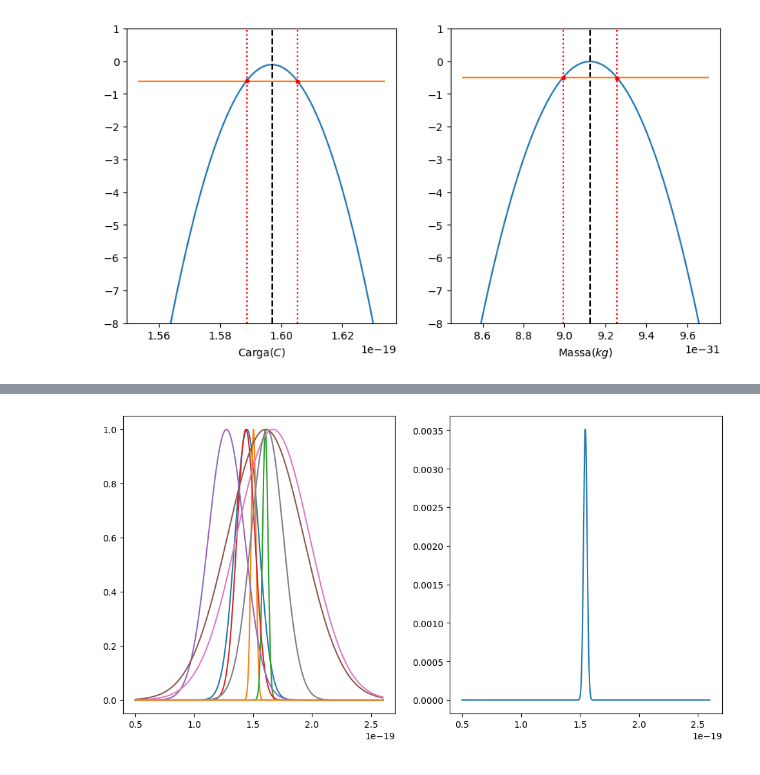
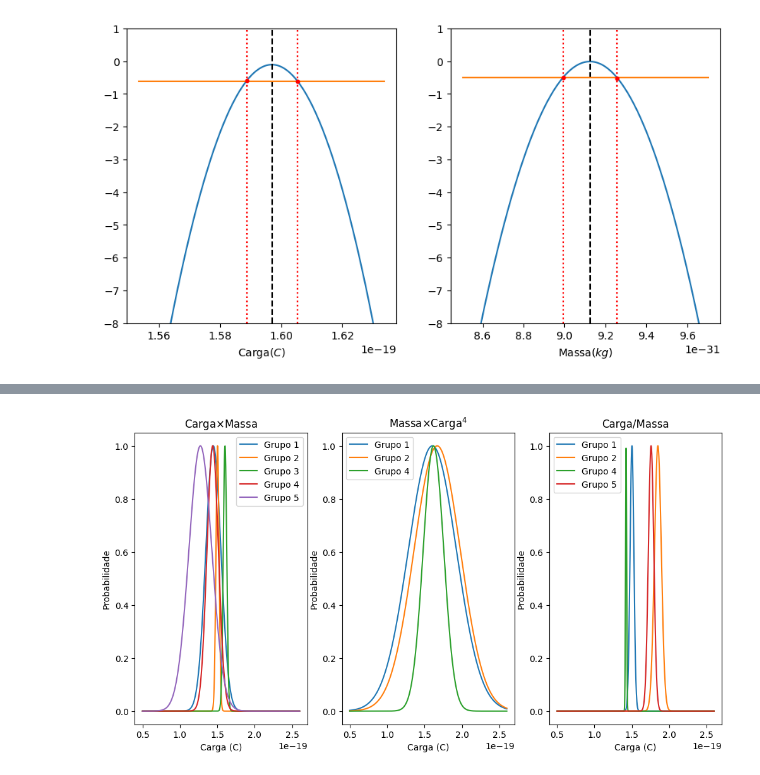
Before and after one commit to encarnacao/combinacao-lab1, a Jupyter notebook: Combination.ipynb, the cells around one changed output, grey strips where cells are left out. Cells and saved outputs as stored; diff of their text form; code cells hidden in the pictures.

Commit message:
medidas finais

```diff
--- a/Combination.ipynb
+++ b/Combination.ipynb
@@ -353,23 +361,89 @@ me4 = np.array([60.362,70.604,62.6139])*1e-107*1/electron_mass
 me4_err = np.array([0.098,0.084,0.0033])*1e-107*1/electron_mass
 me4 = me4**(1/4)
 me4_err = me4_err**(1/4)
-eom_times_m = e_over_m*electron_mass
-eom_times_m_err = e_over_m_err*electron_mass
+eom_times_m = e_over_m*1e12*electron_mass
+eom_times_m_err = e_over_m_err*1e12*electron_mass
 #concatenate data
-eletron_carga = np.concatenate((em,me4,eom_times_m))
-eletron_err = np.concatenate((em_err,me4_err,eom_times_m_err))
-print(eletron_carga,eletron_err)
+eletron_carga = [em,me4,eom_times_m]
+eletron_err = [em_err,me4_err,eom_times_m_err]
 #plot data
 x_carga = np.linspace(0.5*1e-19,2.6*1e-19,1000)
-fig, ax = plt.subplots(1,2,figsize=(12,6))
+def combination(x,arr,err):
+    y = 1
+    for i in range(len(arr[:])):
+        y*=gaussian(x,arr[i],err[i])
+    return y
+fig, ax = plt.subplots(1,3,figsize=(12,6))
+
+grupos = ["Grupo 1","Grupo 2","Grupo 3","Grupo 4","Grupo 5"]
+for i in range(len(em)):
+    ax[0].plot(x_carga,gaussian(x_carga,em[i],em_err[i]), label=f"{grupos[i]}")
+    ax[0].legend()
+    ax[0].set_title(r"Carga$\times$Massa")
+    ax[0].set_xlabel("Carga (C)")
+    ax[0].set_ylabel("Probabilidade")
+
+grupos = ["Grupo 1","Grupo 2","Grupo 4"]
+for i in range(len(me4)):
+    ax[1].plot(x_carga,gaussian(x_carga,me4[i],me4_err[i]), label=f"{grupos[i]}")
+    ax[1].legend()
+    ax[1].set_title(r"Massa$\times$Carga$^4$")
+    ax[1].set_xlabel("Carga (C)")
+    ax[1].set_ylabel("Probabilidade")
+
+grupos = ["Grupo 1","Grupo 2","Grupo 4","Grupo 5"]
+for i in range(len(eom_times_m)):
+    ax[2].plot(x_carga,gaussian(x_carga,eom_times_m[i],eom_times_m_err[i]), label=f"{grupos[i]}")
+    ax[2].legend()
+    ax[2].set_title(r"Carga/Massa")
+    ax[2].set_xlabel("Carga (C)")
+    ax[2].set_ylabel("Probabilidade")
+
+
+
+fig, ax = plt.subplots(1,3,figsize=(12,6))
+legenda = [r"Carga$\times$Massa", r"Massa$\times$Carga$^4$", r"Carga/Massa"]
 for i in range(len(eletron_carga)):
-    ax[0].plot(x_carga,gaussian(x_carga,eletron_carga[i],eletron_err[i]))
+    ax[i].plot(x_carga,combination(x_carga,eletron_carga[i],eletron_err[i]), label=f"e: {i}")
+    ax[i].set_title(legenda[i])
+    ax[i].set_xlabel("Carga (C)")
+    ax[i].set_ylabel("Probabilidade")
 
-def combination(x):
-    y = 1
-    for i in range(len(eletron_carga[9:])):
-        y*=gaussian(x,eletron_carga[i],eletron_err[i])
-    return y
 
-ax[1].plot(x_carga,combination(x_carga), label = "Combinação")
+concatecao = np.concatenate(eletron_carga)
+concatecao_err = np.concatenate(eletron_err)
+fig, ax = plt.subplots()
+x_comb = np.linspace(1.4*1e-19,1.6*1e-19,1000)
+P_comb = lambda x: combination(x,concatecao,concatecao_err)
+ax.plot(x_comb, P_comb(x_comb), label = "Combinação")
+ax.set_xlabel("Carga (C)")
+ax.set_ylabel("Probabilidade")
+ax.set_title("Combinação de todas as medidas")
+ax.set_xlim(1.4e-19,1.55e-19)
+
+guesses = [np.max(P_comb(x_comb)),x_comb[np.argmax(P_comb(x_comb))],1e-22]
+amax, mean, sigma = fit(x_comb, P_comb, guesses)
+ax.plot(x_comb,amax*gaussian(x_comb,mean,sigma), "k:", label = "Ajuste")
+ax.legend()
+print(f"Valor da carga: {mean} +/- {sigma} C")
+
+eletron_carga = [em,me4]
+eletron_err = [em_err,me4_err]
+
+concatecao = np.concatenate(eletron_carga)
+concatecao_err = np.concatenate(eletron_err)
+fig, ax = plt.subplots()
+x_comb = np.linspace(1.4*1e-19,1.6*1e-19,1000)
+P_comb = lambda x: combination(x,concatecao,concatecao_err)
+ax.plot(x_comb, P_comb(x_comb), label = "Combinação")
+ax.set_xlabel("Carga (C)")
+ax.set_ylabel("Probabilidade")
+ax.set_title("Combinação sem a medida de Carga/Massa")
+ax.set_xlim(1.475e-19,1.6e-19)
+
+guesses = [np.max(P_comb(x_comb)),x_comb[np.argmax(P_comb(x_comb))],1e-22]
+amax, mean, sigma = fit(x_comb, P_comb, guesses)
+ax.plot(x_comb,amax*gaussian(x_comb,mean,sigma), "k:", label = "Ajuste")
+ax.legend()
+print(f"Valor da carga: {mean} +/- {sigma} C")
 # %% [output]
@@ -382 +454 @@ ax[1].plot(x_carga,combination(x_carga), label = "Combinação")
-[figure, old version]
+[figure, new version]
```
Also changed, not shown: parts of 2 cells of this notebook.
